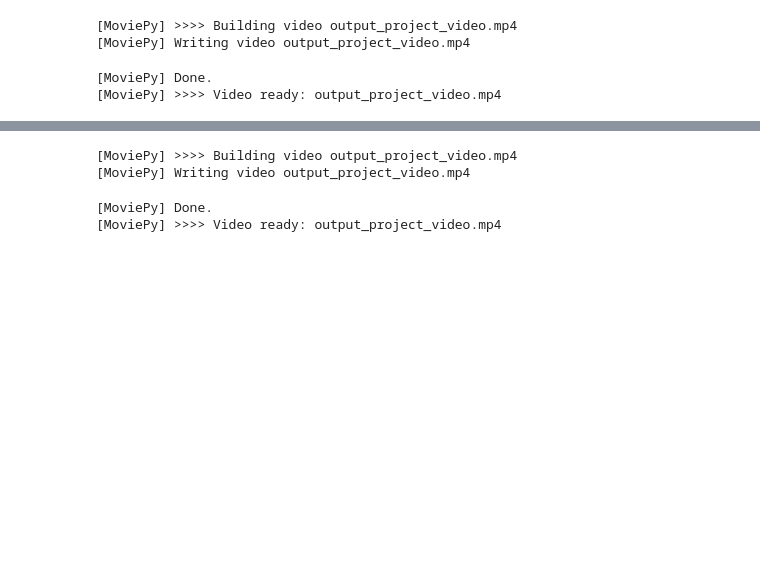
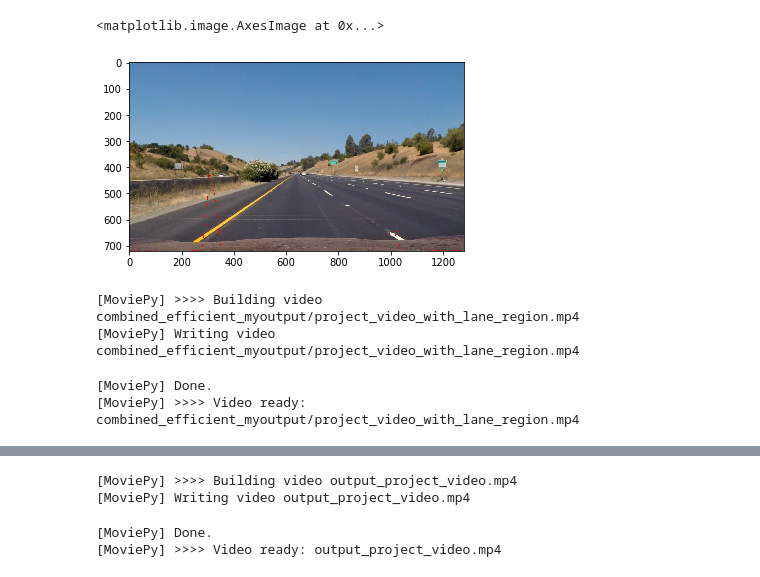
Before and after one commit to sunilnandihalli/CarND-Advanced-Lane-Lines, a Jupyter notebook: advanced_lane.ipynb, the cells around one changed output, grey strips where cells are left out. Drawn from its saved outputs; the diff is of its cells as text; code cells hidden in the pictures; blank space fills up the shorter version.

```diff
--- a/advanced_lane.ipynb
+++ b/advanced_lane.ipynb
@@ -209,8 +303,12 @@ def draw_lane_region(undist,leftx,lefty,rightx,righty,Minv):
 # %%
 ret,mtx,dist,rvecs,tvecs = calibrate_camera(cal_imgs)
 M,Minv = get_perspective_trf()
 imgs = [mpimg.imread(x) for x in all_imgs]
 undistorted_imgs = [undistort(img,mtx,dist) for img in imgs]
+plt.imshow(histogram_image(imgs[0],mtx,dist,M,Minv))
+# %% [output]
+<matplotlib.image.AxesImage at 0x...>
+[figure, added]
 # %%
 distorted_chessboard_fname='./camera_cal/calibration1.jpg'
 undistorted_chessboard_fname='./myoutput/undistorted_chessboard.jpg'
@@ -222,7 +320,12 @@ unwarped_undistorted_straight_lane_fname='./myoutput/unwarped_undistorted_straig
 binary_image_fname='./myoutput/binary_image.jpg'
 color_image_with_fitted_line_fname ='./myoutput/color_image_with_fitted_line.jpg'
 lane_region_fname='./myoutput/lane_region_marked.jpg'
-output_video_fname='./myoutput/project_video_with_lane_region.mp4'
+output_video_fname='myoutput/project_video_with_lane_region.mp4'
+input_video_fname='./project_video.mp4'
+input_challenge_video_fname='./challenge_video.mp4'
+output_challenge_video_fname='myoutput/challenge_video_with_lane_region.mp4'
+input_harder_challenge_video_fname='./harder_challenge_video.mp4'
+output_harder_challenge_video_fname = 'myoutput/harder_challenge_video_with_lane_region.mp4'
 
 cv2.imwrite(undistorted_chessboard_fname,undistort(cv2.imread(distorted_chessboard_fname),mtx,dist))
 undistorted_lane_test_img = undistort(cv2.imread(distorted_lane_test_fname),mtx,dist)
@@ -234,18 +337,32 @@ unwarped_undistorted_straight_lane_img = cv2.warpPerspective(undistorted_straigh
 cv2.imwrite(unwarped_undistorted_lane_test_fname,unwarped_undistorted_lane_test_img)
 cv2.imwrite(unwarped_undistorted_straight_lane_fname,unwarped_undistorted_straight_lane_img)
 binary_lane_img = binary_image(unwarped_undistorted_lane_test_img)
+leftx,lefty,rightx,righty,left_windows,right_windows,left_window_x,right_window_x = get_potential_lane_pixels_by_windowing(binary_lane_img,Line(0))
 out_img = np.dstack((binary_lane_img,binary_lane_img,binary_lane_img))*255
-leftx,lefty,rightx,righty = get_potential_lane_pixels_by_windowing(binary_lane_img,out_img)
+out_img = draw_windows(out_img,left_windows+right_windows)
 out_img = draw_lane_lines(out_img,leftx,lefty,rightx,righty)
 cv2.imwrite(binary_image_fname,out_img)
-lane_region = find_lanes(undistorted_lane_test_img,M,Minv)
+lane_region = find_lanes(undistorted_lane_test_img,M,Minv,Line(0))
 cv2.imwrite(lane_region_fname,lane_region)
-genvideo('project_video.mp4','output_project_video.mp4',lambda x:find_lanes(x,M,Minv))
+
+for (in_video,out_video) in [(input_video_fname,output_video_fname),
+                             (input_challenge_video_fname,output_challenge_video_fname),
+                             (input_harder_challenge_video_fname,output_harder_challenge_video_fname)][:1]:
+    f1 = lambda x:unwarped_image_with_windows(x,mtx,dist,M,img_shape)
+    f2 = lambda x:histogram_image(x,mtx,dist,M,Minv)
+    f3 = lambda x:lane_lines(x,mtx,dist,M,Minv)
+    f4 = lambda x:find_lanes(undistort(x,mtx,dist),M,Minv)
+    genvideo(in_video,'combined_efficient_'+out_video,lambda x: combined_video(x,mtx,dist,M,Minv,line_history))
+    #genvideo(in_video,'combined_'+out_video,lambda x : combined_trfs(x,f1,f2,f3,f4))
+    #genvideo(in_video,'unwarped_'+out_video,f1)
+    #genvideo(in_video,'hist_'+out_video,f2)
+    #genvideo(in_video,'lane_lines_'+out_video,f3))
+    #genvideo(in_video,out_video,f4)
 # %% [output]
-[MoviePy] >>>> Building video output_project_video.mp4
-[MoviePy] Writing video output_project_video.mp4
+[MoviePy] >>>> Building video combined_efficient_myoutput/project_video_with_lane_region.mp4
+[MoviePy] Writing video combined_efficient_myoutput/project_video_with_lane_region.mp4
 [MoviePy] Done.
-[MoviePy] >>>> Video ready: output_project_video.mp4
+[MoviePy] >>>> Video ready: combined_efficient_myoutput/project_video_with_lane_region.mp4
 # %%
 lanes = [find_lanes(x,M,Minv) for x in undistorted_imgs]
 for x in lanes:
```
Also changed, not shown: parts of 3 cells of this notebook, 4 other files.
